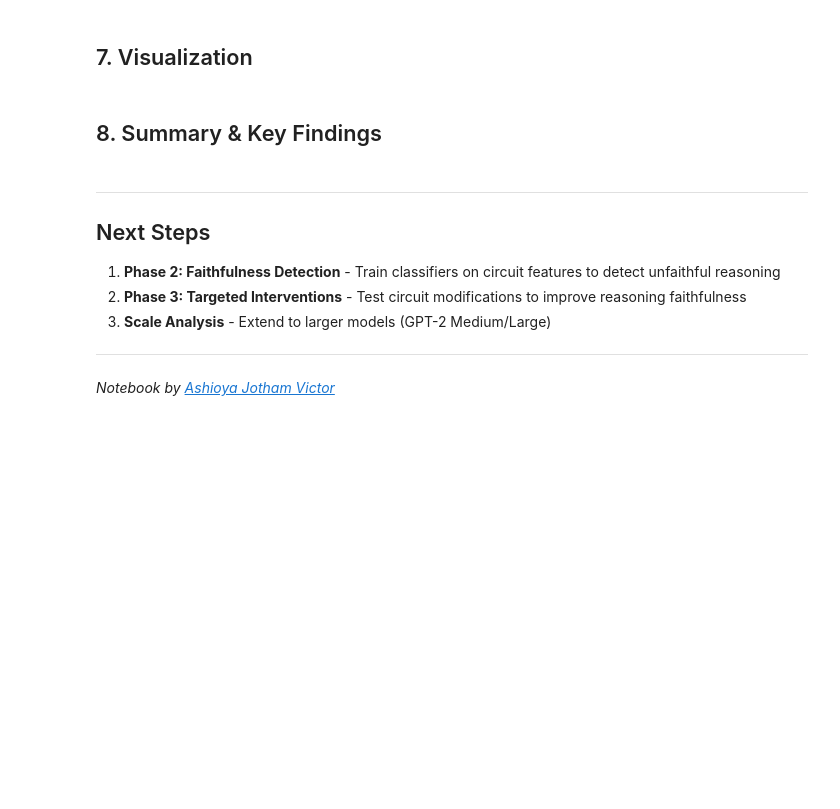
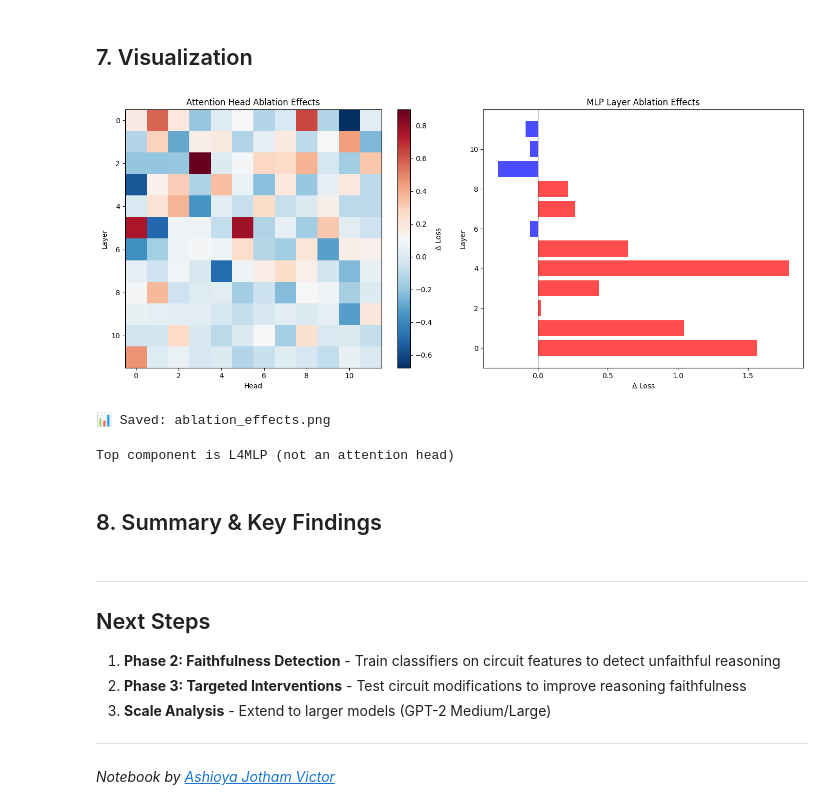
Before and after one commit to ashioyajotham/cot-faithfulness-mech-interp, a Jupyter notebook: experiments/01_circuit_discovery/phase1_circuit_discovery_colab.ipynb, the cells around one changed output. Saved outputs shown, nothing was run; the diff lists cells and outputs as text; code cells hidden in the pictures; blank space fills up the shorter version.

```diff
--- a/experiments/01_circuit_discovery/phase1_circuit_discovery_colab.ipynb
+++ b/experiments/01_circuit_discovery/phase1_circuit_discovery_colab.ipynb
@@ -425,36 +519,38 @@ print("   Negative effect = ablating helps performance (component may be harmful
 # %%
 # Plot ablation effects as heatmap
 fig, axes = plt.subplots(1, 2, figsize=(14, 6))
 
 # Attention head effects heatmap
 n_layers = model.cfg.n_layers
 n_heads = model.cfg.n_heads
 head_matrix = np.zeros((n_layers, n_heads))
 for layer in range(n_layers):
     for head in range(n_heads):
         head_matrix[layer, head] = head_effects.get(f"L{layer}H{head}", 0)
 
 im1 = axes[0].imshow(head_matrix, cmap='RdBu_r', aspect='auto')
 axes[0].set_xlabel('Head')
 axes[0].set_ylabel('Layer')
 axes[0].set_title('Attention Head Ablation Effects')
 plt.colorbar(im1, ax=axes[0], label='Δ Loss')
 
 # MLP effects bar chart
 mlp_layers = list(range(n_layers))
 mlp_values = [mlp_effects.get(f"L{l}MLP", 0) for l in mlp_layers]
 colors = ['red' if v > 0 else 'blue' for v in mlp_values]
 axes[1].barh(mlp_layers, mlp_values, color=colors, alpha=0.7)
 axes[1].set_xlabel('Δ Loss')
 axes[1].set_ylabel('Layer')
 axes[1].set_title('MLP Layer Ablation Effects')
 axes[1].axvline(x=0, color='black', linestyle='-', linewidth=0.5)
 
 plt.tight_layout()
-save_path = RESULTS_DIR / 'ablation_effects.png'
-plt.savefig(save_path, dpi=150, bbox_inches='tight')
+plt.savefig('ablation_effects.png', dpi=150, bbox_inches='tight')
 plt.show()
-print(f"\n📊 Saved: {save_path}")
+print("\n📊 Saved: ablation_effects.png")
+# %% [output]
+[figure, added]
+📊 Saved: ablation_effects.png
 # %%
 # Visualize attention patterns for a key head
 top_head = sorted_effects[0][0]  # Most important component
@@ -487,12 +583,13 @@ if top_head.startswith("L") and "H" in top_head and "MLP" not in top_head:
         plt.ylabel('Query Position')
         plt.title(f'Attention Pattern: {top_head} (Most Important Head)')
         plt.tight_layout()
-        save_path = RESULTS_DIR / 'attention_pattern.png'
-        plt.savefig(save_path, dpi=150, bbox_inches='tight')
+        plt.savefig('attention_pattern.png', dpi=150, bbox_inches='tight')
         plt.show()
-        print(f"\n📊 Saved: {save_path}")
+        print(f"\n📊 Saved: attention_pattern.png")
 else:
     print(f"Top component is {top_head} (not an attention head)")
+# %% [output]
+Top component is L4MLP (not an attention head)
 # %%
 # Draw circuit graph (simplified view)
 G = graphs[0]
```
Also changed, not shown: parts of 14 cells of this notebook.
